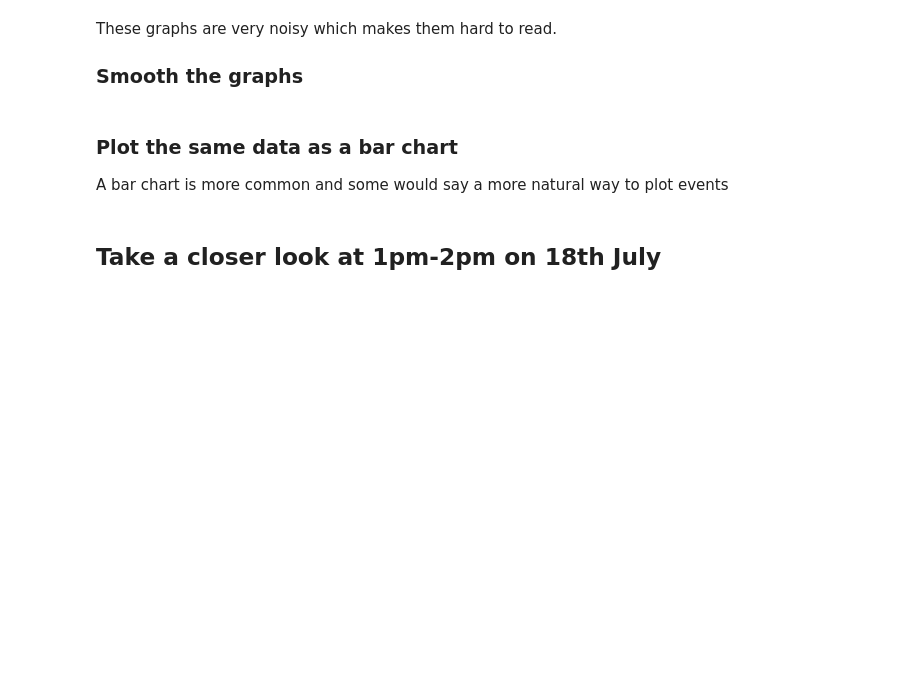
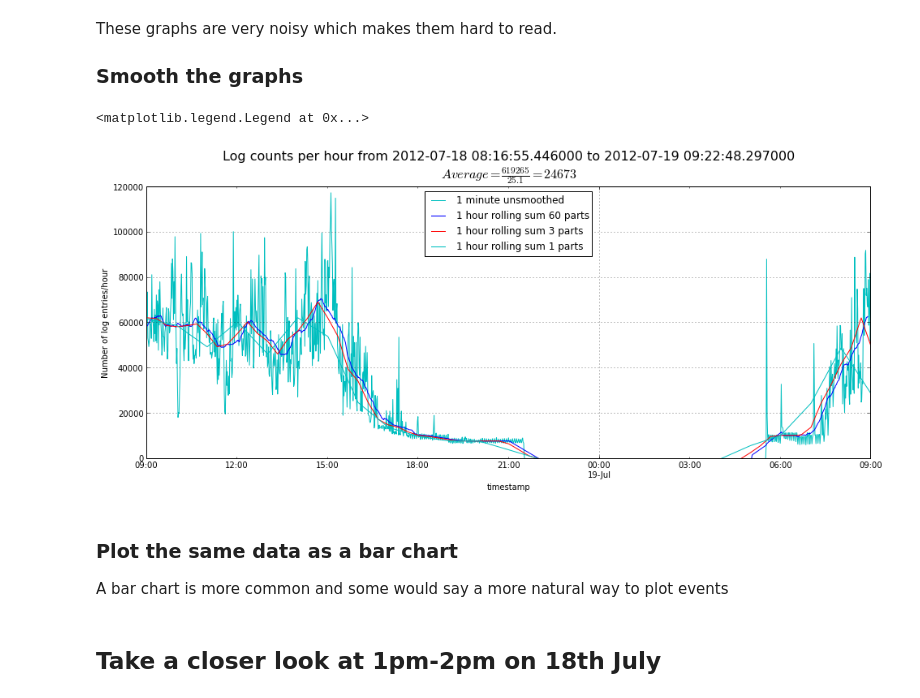
Before and after one commit to peterwilliams97/log_analysis, a Jupyter notebook: nb_pandas.ipynb, the cells around one changed output. Cells and saved outputs as stored; diff of their text form; code cells hidden in the pictures; blank space fills up the shorter version.

```diff
--- a/nb_pandas.ipynb
+++ b/nb_pandas.ipynb
@@ -206,21 +210,24 @@ These graphs are very noisy which makes them hard to read.
 ### Smooth the graphs
 # %%
 # Plot the unsmoothed data in log entries/hour
-unsmoothed = df.logfile.resample('1min', how='count', convention='center')* 60
+unsmoothed = df.file.resample('1min', how='count', convention='center')* 60
 unsmoothed['2012-07-18 09:00' : '2012-07-19 09:00'].plot(style='c', label='1 minute unsmoothed')
 
 # Plot the data sample at intervals of of 1, 10, and 60 minutes then smoothed to a 60 minute rolling sum.
 for period in 1, 20, 60:
-    rolling_sum = pd.rolling_sum(df.logfile.resample('%dmin' % period, how='count', convention='center'), 60//period, center=True )
+    rolling_sum = pd.rolling_sum(df.file.resample('%dmin' % period, how='count', convention='center'), 60//period, center=True )
     rolling_sum['2012-07-18 09:00' : '2012-07-19 09:00'].plot(label='1 hour rolling sum %d parts' % (60//period))
 
 hours = (df.index.max() - df.index.min()).total_seconds()/3600
 title(r'''Log counts per hour from %s to %s
 $Average=\frac{%d}{%.1f}=%d$
 ''' % (df.index.min(), df.index.max(),
         len(df), hours, int(len(df)/hours)), size=16)
 ylabel('Number of log entries/hour')
 legend()
+# %% [output]
+<matplotlib.legend.Legend at 0x...>
+[figure, added]
 # %% [markdown]
 ### Plot the same data as a bar chart
 A bar chart is more common and some would say a more natural way to plot events
```
Also changed, not shown: parts of 6 cells of this notebook, 3 other files.
